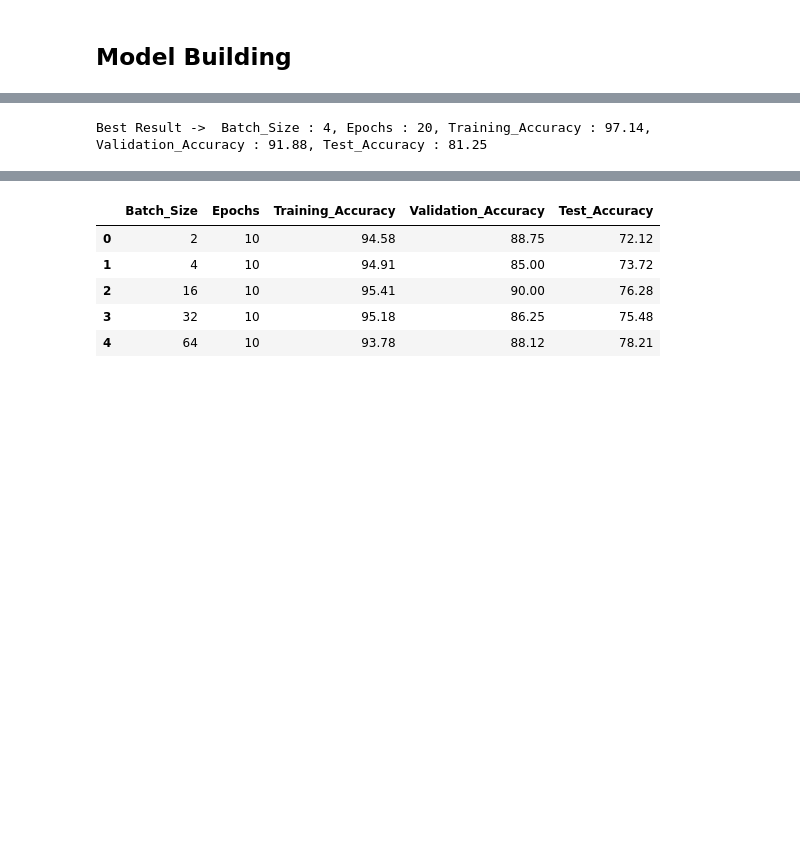
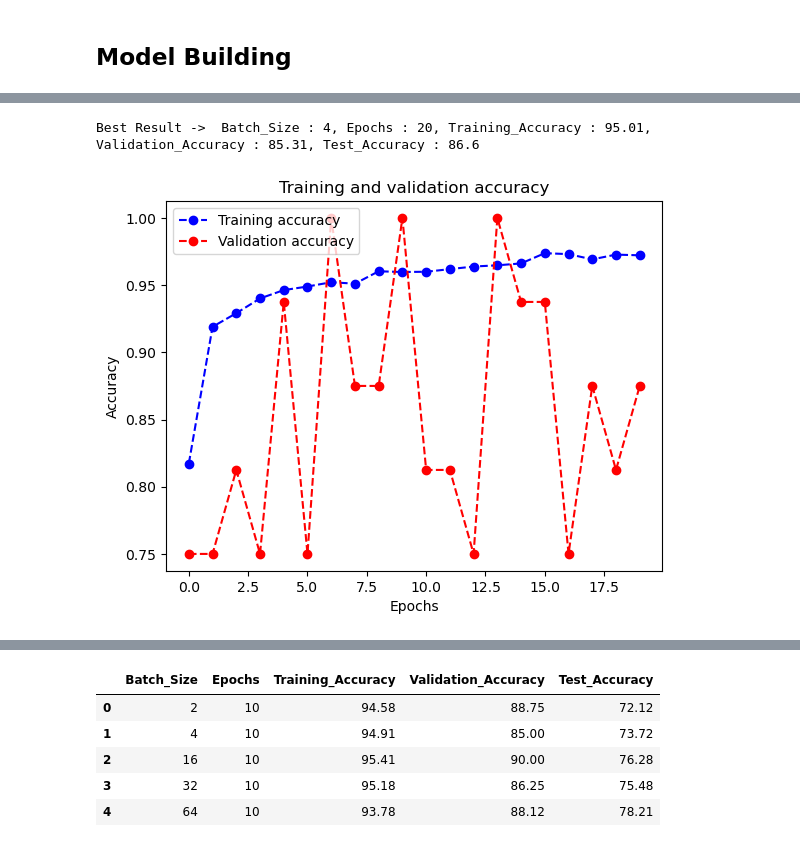
Before and after one commit to alokprasad573/X_Ray_Pneumonia_Detection_CNN, a Jupyter notebook: X_Ray_Pneumonia_Detection_CNN.ipynb, the cells around one changed output, grey strips where cells are left out. Saved outputs shown, nothing was run; the diff lists cells and outputs as text; code cells hidden in the pictures; blank space fills up the shorter version.

Commit message:
Model Accuracy Imroved 82 -> 87

```diff
--- a/X_Ray_Pneumonia_Detection_CNN.ipynb
+++ b/X_Ray_Pneumonia_Detection_CNN.ipynb
@@ -156,7 +172,7 @@ X_test = X_test/255.0
 def Pneumnia_Classifier(input_shape):
     model = Sequential()
 
-    model.add(Conv2D(64, (3, 3), input_shape=input_shape))
+    model.add(Conv2D(64, (5, 5), input_shape=input_shape))
     model.add(Activation('relu'))
     model.add(MaxPooling2D(pool_size=(2, 2)))
     model.add(Dropout(0.2))
@@ -178,16 +194,17 @@ def Pneumnia_Classifier(input_shape):
 
     model.add(Dense(64))
     model.add(Activation('relu'))
-    model.add(Dropout(.5))
+    model.add(Dropout(.3))
 
     model.add(Dense(1))
     model.add(Activation('sigmoid'))
 
-    model.compile(loss='binary_crossentropy', optimizer='adam', metrics=['accuracy', tf.keras.metrics.Precision(), tf.keras.metrics.Recall()])
+    model.compile(loss='binary_crossentropy', optimizer='adam', metrics=['accuracy'])
     return model
 # %%
 batch_size = 4
 epochs = 20
+input_size = X_train.shape[1:]
 
 m = Pneumnia_Classifier(input_size)
 history = m.fit(X_train, y_train, batch_size=batch_size,epochs=epochs, validation_data=(X_val, y_val), verbose=1)
@@ -198,6 +233,20 @@ test_accuracy = round(score[1] * 100, 2)
 # %%
-best_info = 'Batch_Size : {batch_size}, Epochs : {epochs}, Training_Accuracy : {training_accuracy}, Validation_Accuracy : {validation_accuracy}, Test_Accuracy : {test_accuracy}'
+best_info = f'Batch_Size : {batch_size}, Epochs : {epochs}, Training_Accuracy : {training_accuracy}, Validation_Accuracy : {validation_accuracy}, Test_Accuracy : {test_accuracy}'
+print("Best Result -> ", best_info)
+# %% [output]
+Best Result ->  Batch_Size : 4, Epochs : 20, Training_Accuracy : 95.01, Validation_Accuracy : 85.31, Test_Accuracy : 86.6
-# %%
-print("Best Result -> ", best_info)
-# %% [output]
-Best Result ->  Batch_Size : 4, Epochs : 20, Training_Accuracy : 97.14, Validation_Accuracy : 91.88, Test_Accuracy : 81.25
+# %%
+accuracy = history.history['accuracy']
+validation_accuracy = history.history['val_accuracy']
+
+epochs = range(len(accuracy))
+
+plt.plot(epochs, accuracy, 'o--b', label='Training accuracy')
+plt.plot(epochs, validation_accuracy, 'o--r', label='Validation accuracy')
+plt.title('Training and validation accuracy')
+plt.xlabel('Epochs')
+plt.ylabel('Accuracy')
+plt.legend()
+plt.show()
+# %% [output]
+[figure, added]
```
Also changed, not shown: parts of 12 cells of this notebook, 5 other files.
